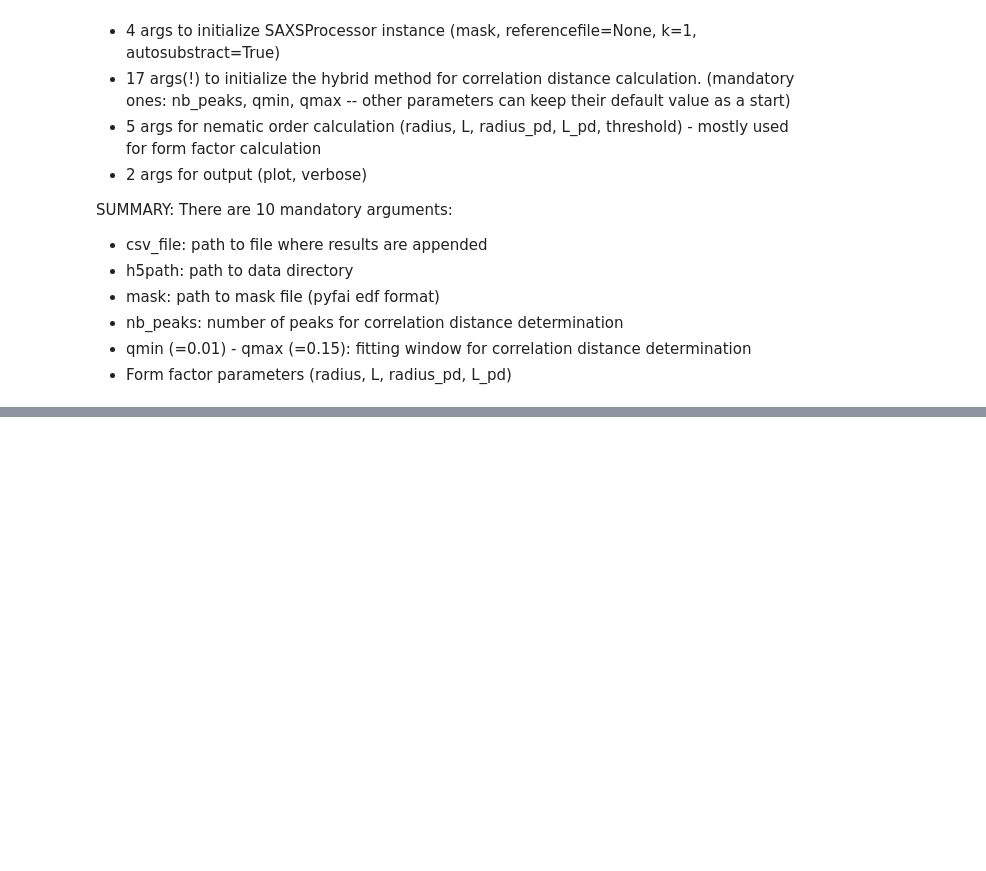
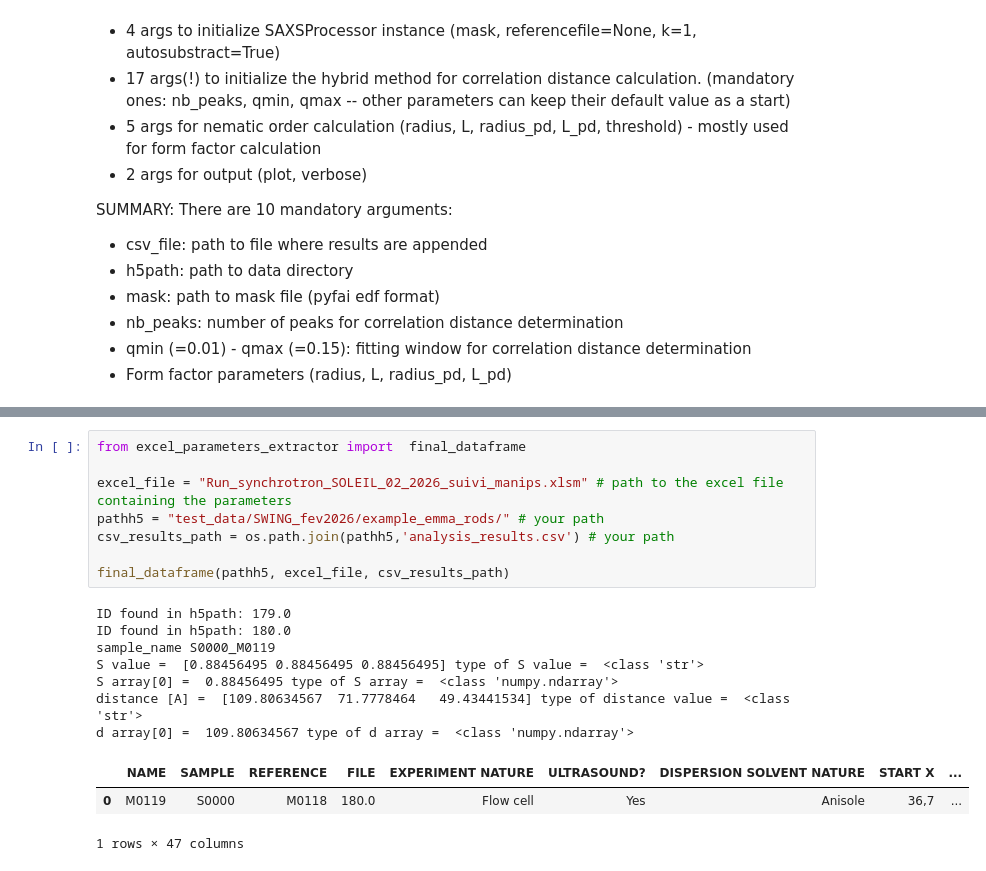
Before and after one commit to nicoratel/SAXSProcessor, a Jupyter notebook: Synchro_Emma.ipynb, the cells around one changed output, grey strips where cells are left out. Drawn from its saved outputs; the diff is of its cells as text; blank space fills up the shorter version.

```diff
--- a/Synchro_Emma.ipynb
+++ b/Synchro_Emma.ipynb
@@ -313,0 +487,19 @@ results = global_analysis(
+# %%
+from excel_parameters_extractor import  final_dataframe
+
+excel_file = "Run_synchrotron_SOLEIL_02_2026_suivi_manips.xlsm" # path to the excel file containing the parameters
+pathh5 = "test_data/SWING_fev2026/example_emma_rods/" # your path
+csv_results_path = os.path.join(pathh5,'analysis_results.csv') # your path
+
+final_dataframe(pathh5, excel_file, csv_results_path)
+# %% [output]
+ID found in h5path: 179.0
+ID found in h5path: 180.0
+sample_name S0000_M0119
+S value =  [0.88456495 0.88456495 0.88456495] type of S value =  <class 'str'>
+S array[0] =  0.88456495 type of S array =  <class 'numpy.ndarray'>
+distance [A] =  [109.80634567  71.7778464   49.43441534] type of distance value =  <class 'str'>
+d array[0] =  109.80634567 type of d array =  <class 'numpy.ndarray'>
+|  | NAME | SAMPLE | REFERENCE | FILE | EXPERIMENT NATURE | ULTRASOUND? | DISPERSION SOLVENT NATURE | START X | ... |
+| 0 | M0119 | S0000 | M0118 | 180.0 | Flow cell | Yes | Anisole | 36,7 | ... |
+1 rows × 47 columns
```
Also changed, not shown: parts of 22 cells of this notebook, 1 other file.
